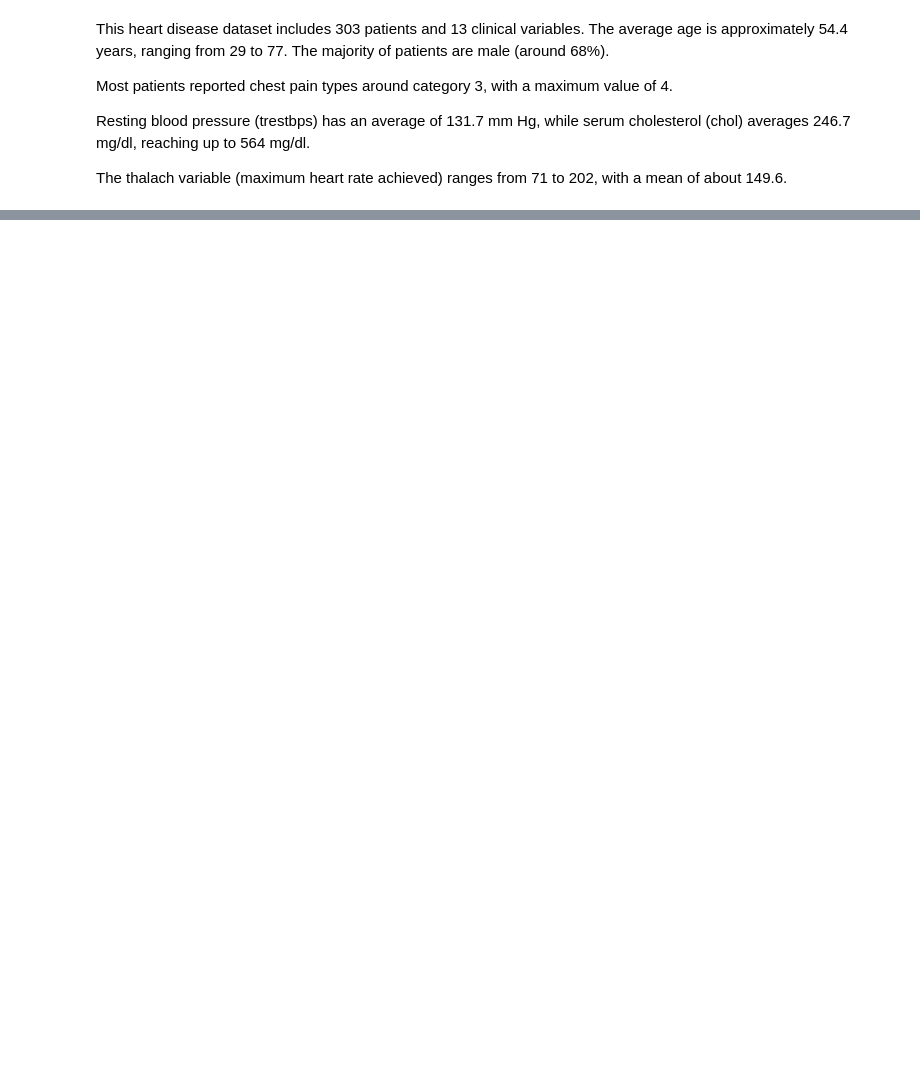
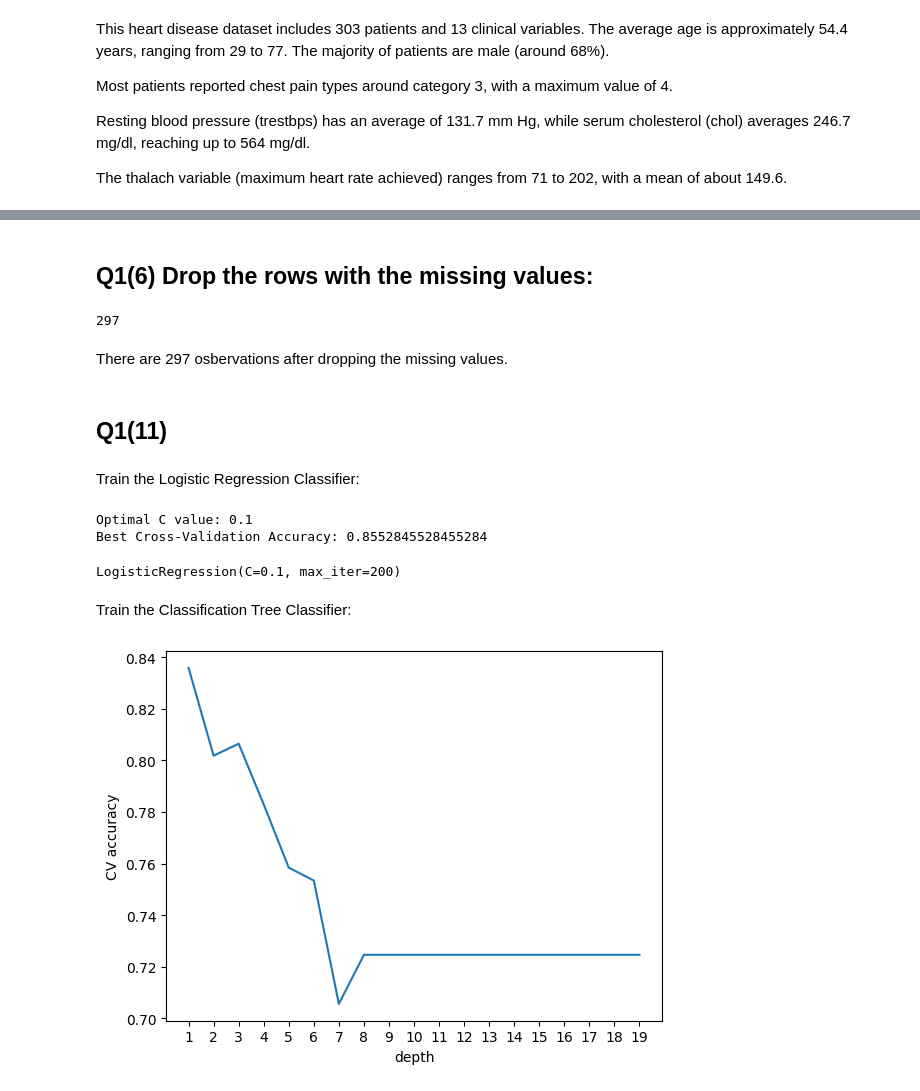
Before and after one commit to Shiyun00/clust-omics, a Jupyter notebook: STATS3DA3_A6.ipynb, the cells around one changed output, grey strips where cells are left out. Saved outputs shown, nothing was run; the diff lists cells and outputs as text; code cells hidden in the pictures; blank space fills up the shorter version.

```diff
--- a/STATS3DA3_A6.ipynb
+++ b/STATS3DA3_A6.ipynb
@@ -109,0 +130,77 @@ The thalach variable (maximum heart rate achieved) ranges from 71 to 202, with a
+# %% [markdown]
+## Q1(6) Drop the rows with the missing values:
+# %%
+# Drop rows with missing values
+X_noNA = df.dropna()
+# Predictors
+X = X_noNA.drop(columns=['num'])
+# Response Variable
+y = X_noNA.num
+
+# Number of observations after dropping missing values
+num_observations = X.shape[0]
+num_observations
+# %% [output]
+297
+# %% [markdown]
+There are 297 osbervations after dropping the missing values.
+# %% [markdown]
+## Q1(11)
+# %% [markdown]
+Train the Logistic Regression Classifier:
+# %%
+#Copilot is used for assistance
+param_grid = {'C': [0.01, 0.1, 1, 10, 100]}
+log_model = LogisticRegression(max_iter=100)
+grid_search = GridSearchCV(
+    log_model,
+    param_grid,
+    cv=5,
+    scoring='accuracy'
+    )
+grid_search.fit(X_train, y_train)
+
+# Get the best parameter
+best_C = grid_search.best_params_['C']
+print("Optimal C value:", best_C)
+best_score = grid_search.best_score_
+print("Best Cross-Validation Accuracy:", best_score)
+
+# Train the logistic regression model with best C
+best_log_model = LogisticRegression(max_iter=200, C=best_C)
+best_log_model.fit(X_train, y_train)
+# %% [output]
+Optimal C value: 0.1
+Best Cross-Validation Accuracy: 0.8552845528455284
+LogisticRegression(C=0.1, max_iter=200)
+# %% [markdown]
+Train the Classification Tree Classifier:
+# %%
+# perform cross-validation to select the optimal tree depth (for Classification Tree Model):
+depth_range = range(1, 20)
+cv_scores = []
+for k in depth_range:
+    dt = DecisionTreeClassifier(
+        criterion='gini', # growing tree based on gini index
+        random_state=0,
+        max_depth=k
+        )
+
+    # 5-fold cross-validation using accuracy
+    cv_scores_k = cross_val_score(
+        dt,
+        X_train,
+        y_train,
+        cv=5,
+        scoring='accuracy'
+    )
+
+    cv_scores.append(np.mean(cv_scores_k))
+# %%
+plt.plot(depth_range, cv_scores)
+plt.xlabel('depth')
+plt.ylabel('CV accuracy')
+plt.xticks(range(1,20))
+plt.show()
+# %% [output]
+[figure, added]
```
Also changed, not shown: parts of 7 cells of this notebook.
